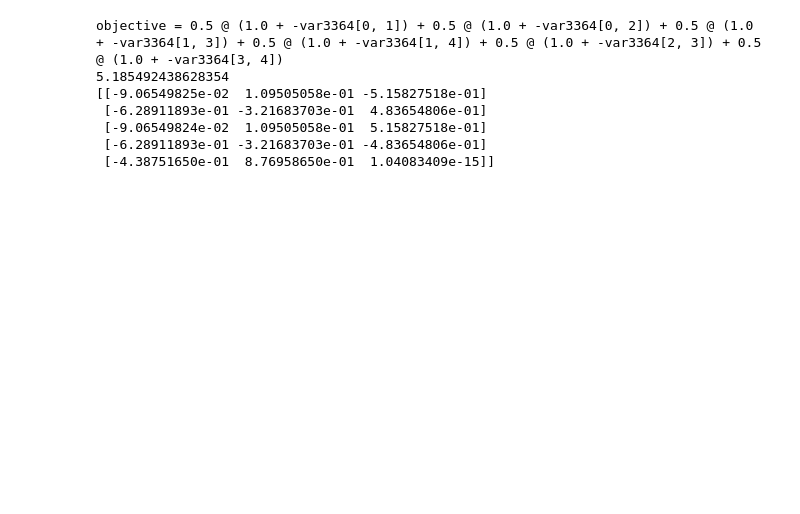
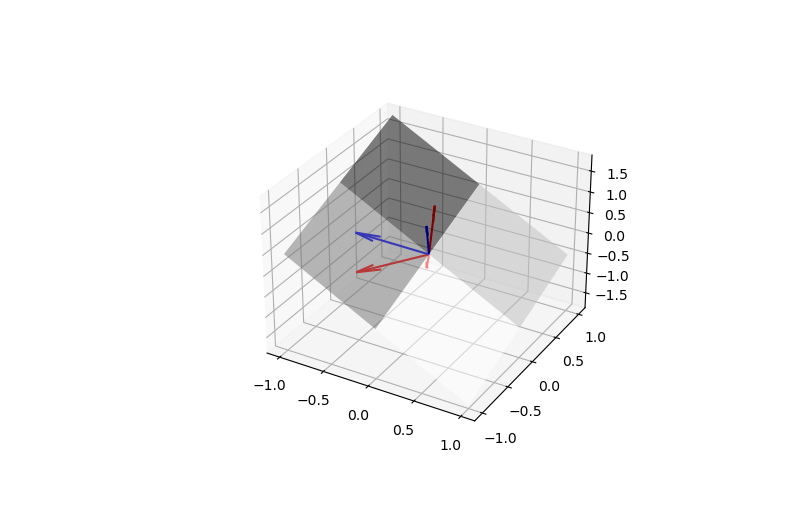
Before and after one commit to Blaine-Mason/NSF-Phase2, a Jupyter notebook: maxcut.ipynb, the cells around one changed output. Drawn from its saved outputs; the diff is of its cells as text; code cells hidden in the pictures; blank space fills up the shorter version.

```diff
--- a/maxcut.ipynb
+++ b/maxcut.ipynb
@@ -1,37 +1,61 @@
 # %%
 %matplotlib widget
 edges = [
     (0,1),
     (0,2),
     (1,3),
     (1,4),
     (2,3),
     (3,4)
 ]
 import scipy.linalg as la
 import cvxpy as cp
 import numpy as np
 import matplotlib.pyplot as plt
 X = cp.Variable((5,5), symmetric=True)
 
 constraints = [X >> 0]
 constraints += [
     X[i, i] == 1 for i in range(5)
 ]
 
 objective = sum( .5*(1-X[i, j]) for (i, j) in edges)
-print(f'objective = {objective}')
+
 prob = cp.Problem(cp.Maximize(objective), constraints)
-print(prob.solve())
-
+prob.solve()
+x = la.sqrtm(X.value)
 evals, evects = np.linalg.eigh(X.value)
 sdp_vectors = evects.T[evals > float(1.0E-6)].T
-print(sdp_vectors)
+vectorss = sdp_vectors
+
+u = np.random.randn(5)
+point  = np.array([0, 0, 0])
+normal = np.array(u @ vectorss)
+signs = np.sign( u @ x)
+fig = plt.figure()
+ax = fig.gca(projection='3d')
+fr = [(0,0,0), (0,0,0), (0,0,0), (0,0,0), (0,0,0)]
+color_dict = ['r' if signs[i] > 0 else 'b' for i in range(len(signs))]
+
+i = 0
+for (from_, sdp_vectors) in zip(fr,sdp_vectors):
+    ax.quiver(*from_, *sdp_vectors, color = color_dict[i])
+    i+= 1
+
+
+# a plane is a*x+b*y+c*z+d=0
+# [a,b,c] is the normal. Thus, we have to calculate
+# d and we're set
+d = -point.dot(normal)
+
+# create x,y
+xx, yy = np.meshgrid(range(-1,2), range(-1,2))
+
+# calculate corresponding z
+z = (-normal[0] * xx - normal[1] * yy - d) * 1. /normal[2]
+
+# plot the surface
+ax.plot_surface(xx, yy, z, alpha=.5, cmap='Greys')
+plt.show()
 # %% [output]
-objective = 0.5 @ (1.0 + -var3364[0, 1]) + 0.5 @ (1.0 + -var3364[0, 2]) + 0.5 @ (1.0 + -var3364[1, 3]) + 0.5 @ (1.0 + -var3364[1, 4]) + 0.5 @ (1.0 + -var3364[2, 3]) + 0.5 @ (1.0 + -var3364[3, 4])
-5.185492438628354
-[[-9.06549825e-02  1.09505058e-01 -5.15827518e-01]
- [-6.28911893e-01 -3.21683703e-01  4.83654806e-01]
- [-9.06549824e-02  1.09505058e-01  5.15827518e-01]
- [-6.28911893e-01 -3.21683703e-01 -4.83654806e-01]
- [-4.38751650e-01  8.76958650e-01  1.04083409e-15]]
+[figure, added]
```
Also changed, not shown: 3 other files.
